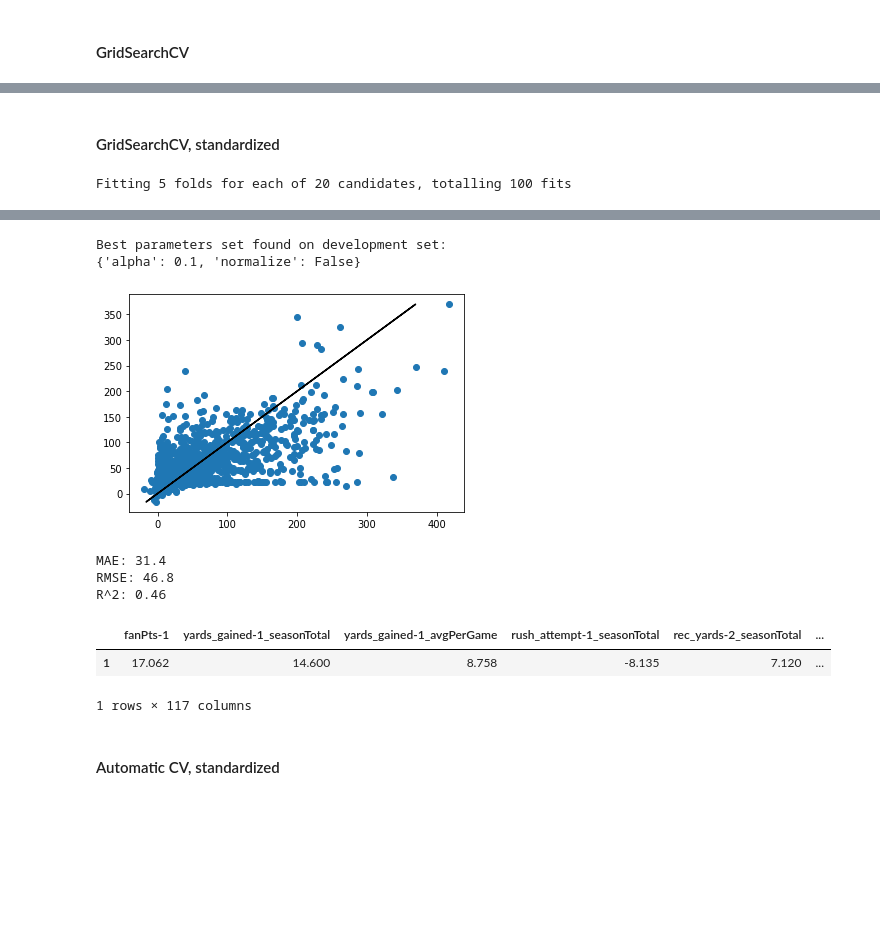
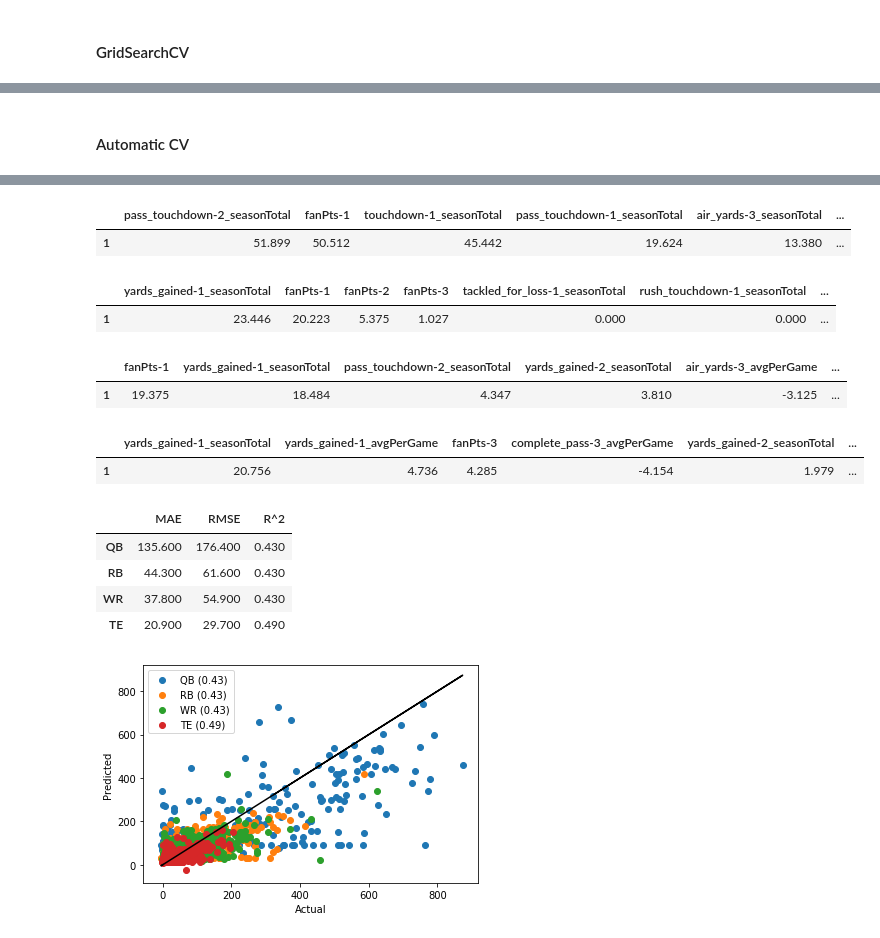
Before and after one commit to mrkawa/fantasyFootballML, a Jupyter notebook: 2_positionalModels/regression.ipynb, the cells around one changed output, grey strips where cells are left out. Cells and saved outputs as stored; diff of their text form; code cells hidden in the pictures; blank space fills up the shorter version.

```diff
--- a/2_positionalModels/regression.ipynb
+++ b/2_positionalModels/regression.ipynb
@@ -343,15 +171,14 @@ R^2: 0.45
 # %% [markdown]
 #### Base model
 # %%
-X_train, X_dev, y_train, y_dev = X_train_raw, X_dev_raw, y_train, y_dev
+y_pred = {}
+for pos in positions:
+    m = linear_model.ElasticNet()
+    m.fit(X_train[pos],y_train[pos])
+    y_pred[pos] = m.predict(X_dev[pos])
 
-m = linear_model.ElasticNet()
-m.fit(X_train,y_train)
-y_pred = m.predict(X_dev)
+    coefs = pd.DataFrame([X_train[pos].columns,m.coef_]).transpose()
+    display(coefs.reindex(coefs[1].abs().sort_values(ascending=False).index).set_index(0).transpose())
 
 printStats(y_dev, y_pred)
-
-coefs = pd.DataFrame([X_train.columns,m.coef_]).transpose()
-coefs = coefs.reindex(coefs[1].abs().sort_values(ascending=False).index).set_index(0).transpose()
-coefs
 # %% [output]
@@ -415,36 +275,14 @@ R^2: 0.45
-# %% [markdown]
-#### GridSearchCV, standardized
+# %% [markdown]
+#### Automatic CV
 # %%
-X_train, X_dev, y_train, y_dev = X_train_std, X_dev_std, y_train, y_dev
+y_pred = {}
+for pos in positions:
+    m = linear_model.ElasticNetCV(l1_ratio=[x/10 for x in range (1,11)], max_iter=5000)
+    m.fit(X_train[pos],y_train[pos])
+    y_pred[pos] = m.predict(X_dev[pos])
 
-params = {
-    'alpha':[10**x for x in range(-4,6)],
-    'normalize':[True,False]
-}
-
-grid = GridSearchCV(
-    linear_model.ElasticNet(),
-    params,
-    n_jobs = -1,
-    verbose = 7,
-    cv = 5
-)
-
-grid.fit(X_train,y_train)
-
-print("Best parameters set found on development set:")
-print(grid.best_params_)
-
-# cvGrid(params)
-
-m = linear_model.Lasso(**grid.best_params_)
-m.fit(X_train,y_train)
-y_pred = m.predict(X_dev)
+    coefs = pd.DataFrame([X_train[pos].columns,m.coef_]).transpose()
+    display(coefs.reindex(coefs[1].abs().sort_values(ascending=False).index).set_index(0).transpose())
 
 printStats(y_dev, y_pred)
-
-coefs = pd.DataFrame([X_train.columns,m.coef_]).transpose()
-coefs = coefs.reindex(coefs[1].abs().sort_values(ascending=False).index).set_index(0).transpose()
-coefs
 # %% [output]
-Fitting 5 folds for each of 20 candidates, totalling 100 fits
@@ -456,11 +289,14 @@ Fitting 5 folds for each of 20 candidates, totalling 100 fits
-Best parameters set found on development set:
-{'alpha': 0.1, 'normalize': False}
+|  | pass_touchdown-2_seasonTotal | fanPts-1 | touchdown-1_seasonTotal | pass_touchdown-1_seasonTotal | air_yards-3_seasonTotal | ... |
+| 1 | 51.899 | 50.512 | 45.442 | 19.624 | 13.380 | ... |
+|  | yards_gained-1_seasonTotal | fanPts-1 | fanPts-2 | fanPts-3 | tackled_for_loss-1_seasonTotal | rush_touchdown-1_seasonTotal | ... |
+| 1 | 23.446 | 20.223 | 5.375 | 1.027 | 0.000 | 0.000 | ... |
+|  | fanPts-1 | yards_gained-1_seasonTotal | pass_touchdown-2_seasonTotal | yards_gained-2_seasonTotal | air_yards-3_avgPerGame | ... |
+| 1 | 19.375 | 18.484 | 4.347 | 3.810 | -3.125 | ... |
+|  | yards_gained-1_seasonTotal | yards_gained-1_avgPerGame | fanPts-3 | complete_pass-3_avgPerGame | yards_gained-2_seasonTotal | ... |
+| 1 | 20.756 | 4.736 | 4.285 | -4.154 | 1.979 | ... |
+|  | MAE | RMSE | R^2 |
+| QB | 135.600 | 176.400 | 0.430 |
+| RB | 44.300 | 61.600 | 0.430 |
+| WR | 37.800 | 54.900 | 0.430 |
+| TE | 20.900 | 29.700 | 0.490 |
-[figure, old version]
+[figure, new version]
-MAE: 31.4
-RMSE: 46.8
-R^2: 0.46
-|  | fanPts-1 | yards_gained-1_seasonTotal | yards_gained-1_avgPerGame | rush_attempt-1_seasonTotal | rec_yards-2_seasonTotal | ... |
-| 1 | 17.062 | 14.600 | 8.758 | -8.135 | 7.120 | ... |
-1 rows × 117 columns
-# %% [markdown]
-#### Automatic CV, standardized
```
Also changed, not shown: parts of 42 cells of this notebook, 1 other file.
